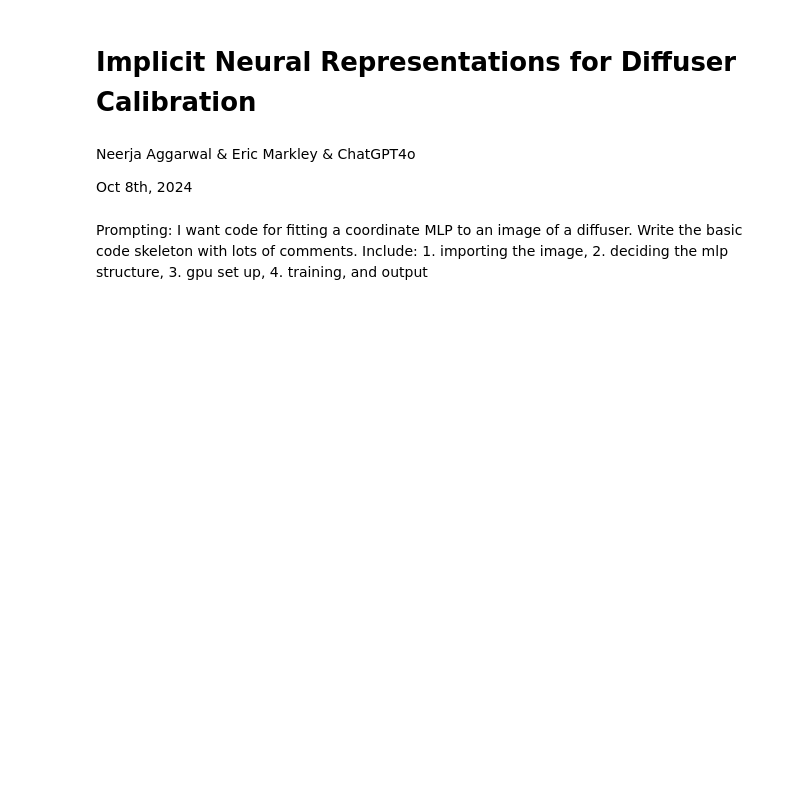
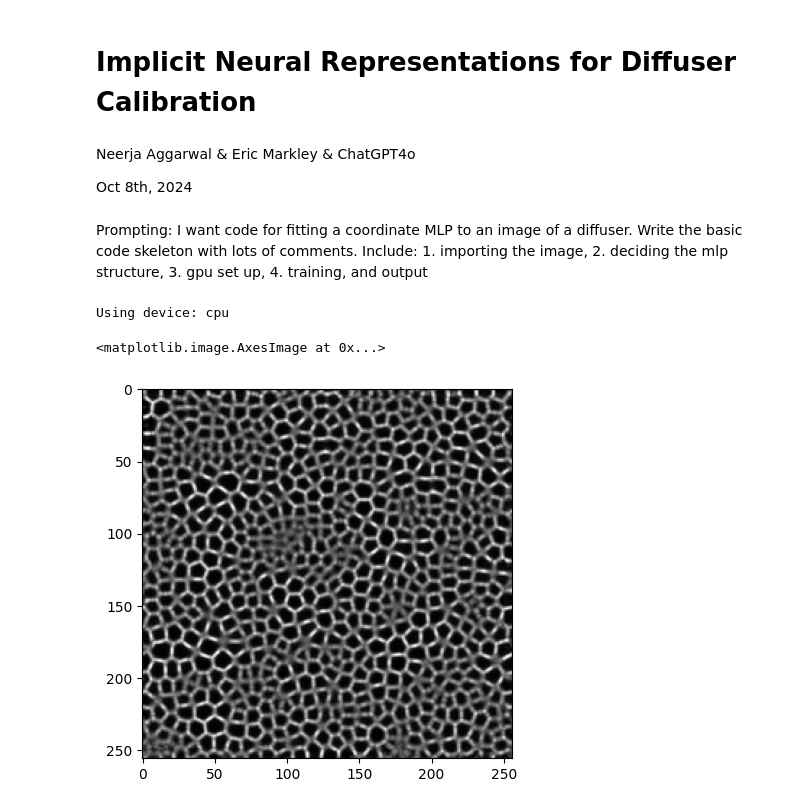
Before and after one commit to neerja/spectralmicroscope_gaussiansplatting, a Jupyter notebook: DiffuserINR/diffuserINR.ipynb, the cells around one changed output. Cells and saved outputs as stored; diff of their text form; code cells hidden in the pictures; blank space fills up the shorter version.

```diff
--- a/DiffuserINR/diffuserINR.ipynb
+++ b/DiffuserINR/diffuserINR.ipynb
@@ -179,19 +179,12 @@ def visualize_output(model, coords, image_shape):
 # %%
 # Step 3: Set up GPU/CPU device
 device = torch.device("cuda" if torch.cuda.is_available() else "cpu")
 print(f"Using device: {device}")
 
 # Step 5: Set up the MLP model, optimizer, and loss function
 image_tensor = load_image("../Calibration_Data/psf_090_1.png").to(device)
 plt.imshow(image_tensor, cmap='gray')
-
-model = CoordinateMLP().to(device)  # Initialize model and send to GPU/CPU
-optimizer = optim.Adam(model.parameters(), lr=0.001)  # Adam optimizer
-loss_function = nn.MSELoss()  # Mean Squared Error loss for image fitting
-
-# Create the coordinate-pixel dataset and train the MLP
-coords, pixel_values = create_coordinate_dataset(image_tensor)
-train(model,  optimizer, loss_function, coords, pixel_values)
-
-# Visualize the output
-visualize_output(model, coords, image_tensor.shape)
+# %% [output]
+Using device: cpu
+<matplotlib.image.AxesImage at 0x...>
+[figure, added]
```
Also changed, not shown: parts of 6 cells of this notebook.
